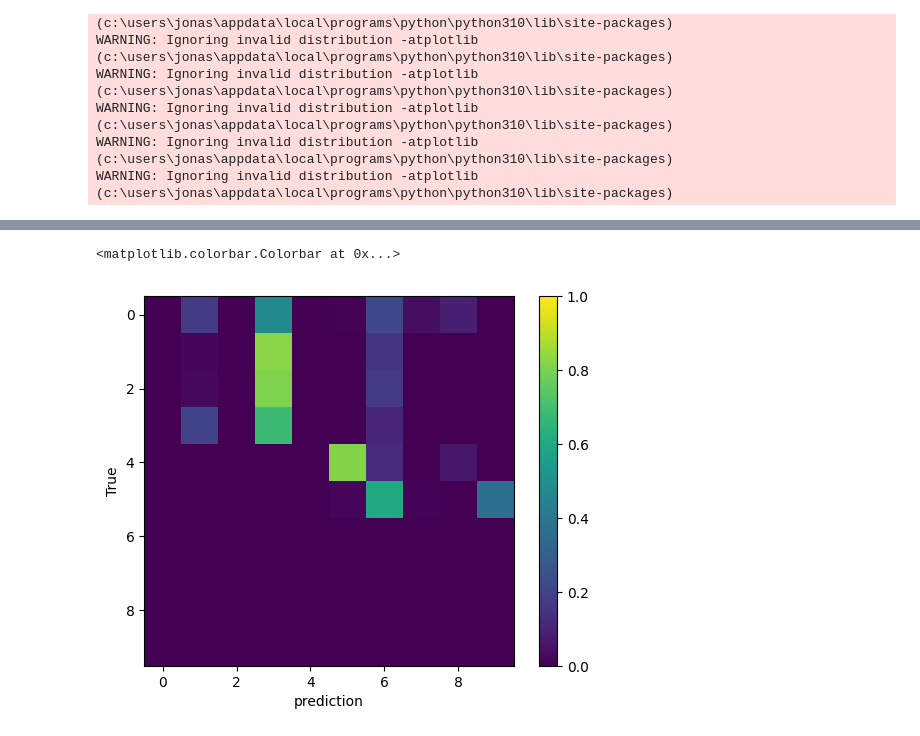
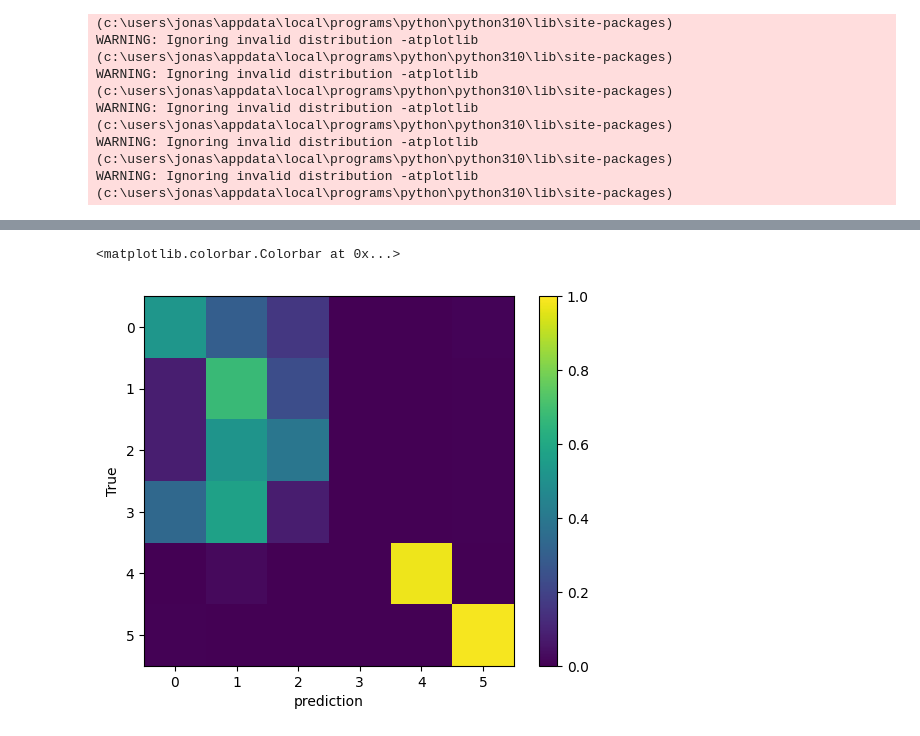
Before and after one commit to jonasroy/SVM_THESIS_PROJECT, a Jupyter notebook: Model/Model_Desicion_Tree.ipynb, the cells around one changed output, grey strips where cells are left out. Saved outputs shown, nothing was run; the diff lists cells and outputs as text; code cells hidden in the pictures.

```diff
--- a/Model/Model_Desicion_Tree.ipynb
+++ b/Model/Model_Desicion_Tree.ipynb
@@ -94,26 +98,7 @@ def preprocesing_data(data,labels):
     X = preprocessing.scale(X, axis=0)                    # Normalization
     #X = preprocessing.normalize(X, axis=0)
     return X,y
-
-X,y = preprocesing_data(data,labels)
-"""
-#Make a dataframe of the hyperspectral pictures
-data = {"Data" : X, "Labels": y}
-
-df = pd.DataFrame(data)
-"""
-
-#Test this tomorrow.
-
-"""
-X = np.array(X)
-print(len(X))
-
-X_test,y_test = preprocesing_data(data_test,labels_test)
-
-print(len(X_test))
-X = np.append(X,X_test)
-
-print(len(X))
-"""
+print(labels_0)
+X,y = preprocesing_data(data,labels_0)
+X_test, y_test = preprocesing_data(data_test, labels_test)
 # %% [output]
@@ -145,6 +134,6 @@ print(X_train.shape, X_test.shape, y_train.shape, y_test.shape)
 
 """
 # split into train test sets
-X_train, X_test, y_train, y_test = train_test_split(df, test_size=0.999, random_state=1)
+X_train, X_test, y_train, y_test = train_test_split(X,y, test_size=0.999, random_state=1)
 print(X_train.shape, X_test.shape, y_train.shape, y_test.shape)
 # %% [output]
@@ -152,5 +141,6 @@ ValueError: not enough values to unpack (expected 4, got 2)
 # %%
-class_weights = {0: 1, 1: 1, 2: 1, 3: 10 , 4:1, 5:1}
+#class_weights = {0: 1, 1: 1, 2: 1, 3: 1 , 4:1, 5:1}
+class_weights = {0:1, 1:1}
 # %%
 #Linear SVM
 # Generate SVM from training data
@@ -159,7 +149,7 @@ class_weights = {0: 1, 1: 1, 2: 1, 3: 10 , 4:1, 5:1}
 #svma = LinearSVC(max_iter=1e5, tol=1e-5, class_weight=class_weights)
 svma = SVC(
     C = 10,
-    kernel = "rbf",
+    kernel = "linear",
     degree = 3,
     gamma = "scale",
     coef0 = 0.0,
@@ -176,4 +166,5 @@ svma = SVC(
 
 svma.fit(X_train, y_train)
 print("support vectors:", len(svma.support_))
+print(svma.classes_)
 # %% [output]
@@ -194,17 +186,17 @@ print("support vectors:", len(svma.support_))
 # %%
-Xout = svma.predict(X_tester)
+Xout = svma.predict(X)
 
 plt.imshow(Xout.reshape((1000,1000)))
 
-cm = confusion_matrix(labels_test.flatten(), Xout, normalize='true')
+cm = confusion_matrix(labels_0.flatten(), Xout, normalize='true')
 
 plt.imshow(cm, vmax=1, vmin=0)
 plt.ylabel('True')
 plt.xlabel('prediction')
 plt.colorbar()
 # %% [output]
 <matplotlib.colorbar.Colorbar at 0x...>
-[figure, old version]
+[figure, new version]
 # %%
 plt.imshow(Xout.reshape((1000,1000)))
 # %% [output]
```
Also changed, not shown: parts of 12 cells of this notebook.
